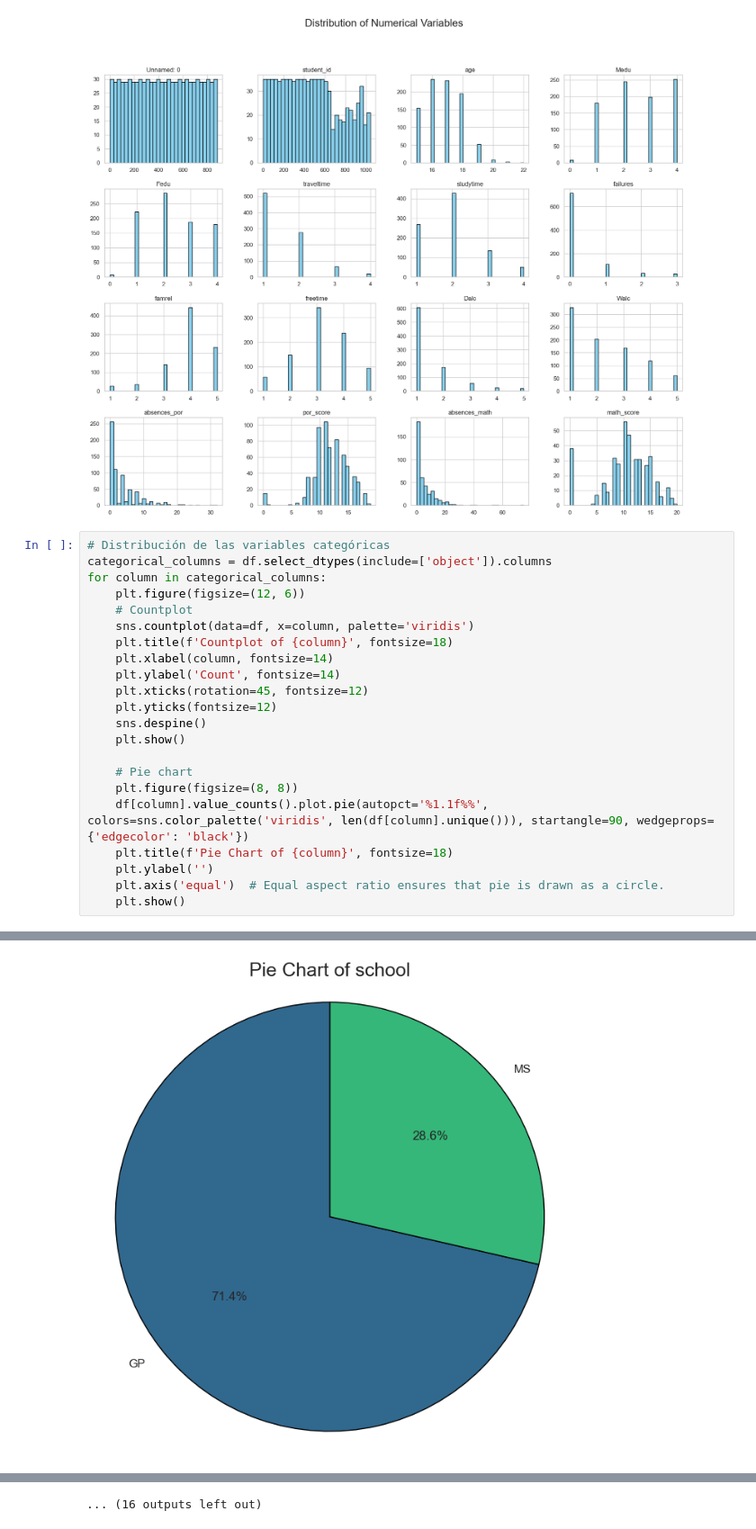
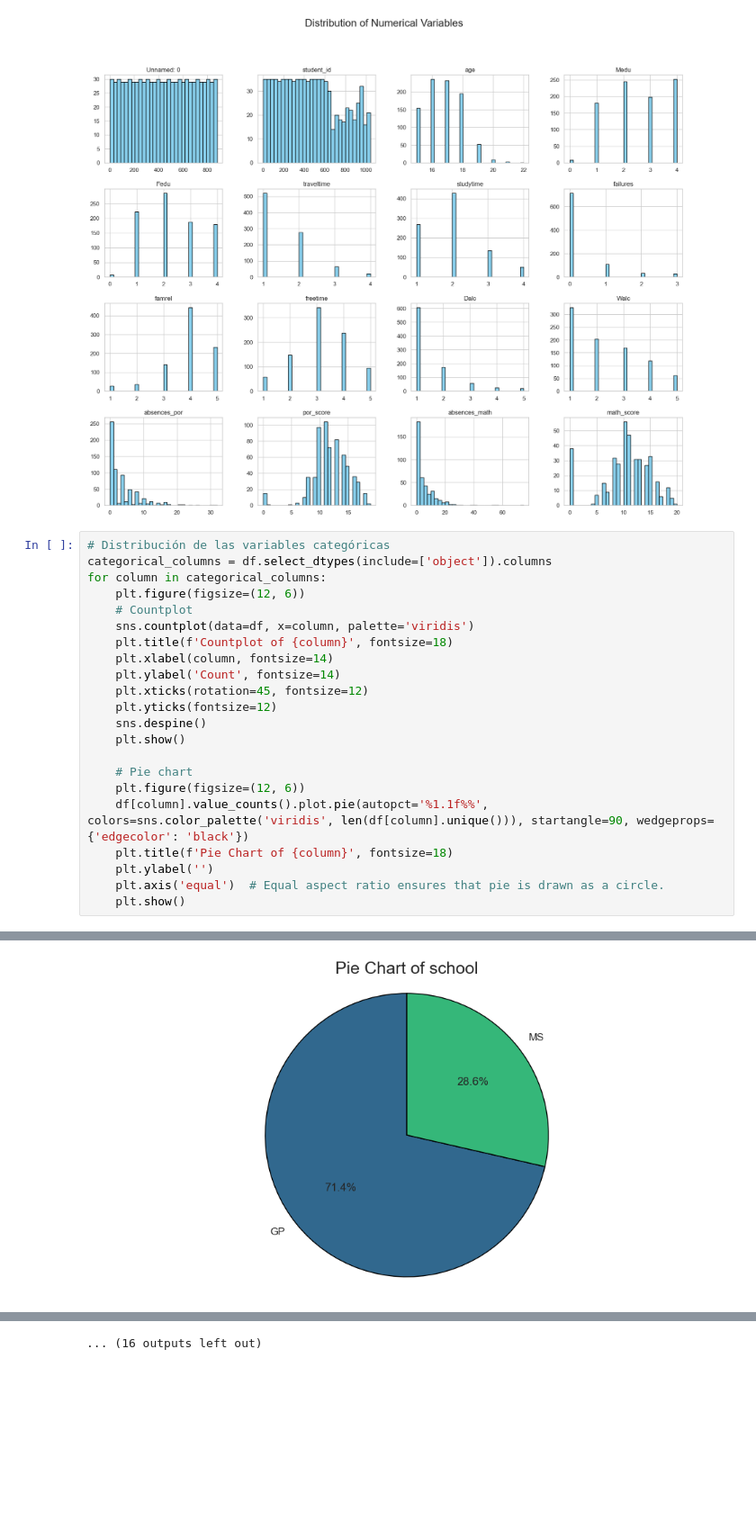
Before and after one commit to datasilvia/Academic_performance_case_study, a Jupyter notebook: EDA/EDA.ipynb, the cells around one changed output, grey strips where cells are left out. Shown at 90% size. Cells and saved outputs as stored; diff of their text form; blank space fills up the shorter version.

```diff
--- a/EDA/EDA.ipynb
+++ b/EDA/EDA.ipynb
@@ -109,26 +109,26 @@ plt.show()
 # %%
 # Distribución de las variables categóricas
 categorical_columns = df.select_dtypes(include=['object']).columns
 for column in categorical_columns:
     plt.figure(figsize=(12, 6))
     # Countplot
     sns.countplot(data=df, x=column, palette='viridis')
     plt.title(f'Countplot of {column}', fontsize=18)
     plt.xlabel(column, fontsize=14)
     plt.ylabel('Count', fontsize=14)
     plt.xticks(rotation=45, fontsize=12)
     plt.yticks(fontsize=12)
     sns.despine()
     plt.show()
 
     # Pie chart
-    plt.figure(figsize=(8, 8))
+    plt.figure(figsize=(12, 6))
     df[column].value_counts().plot.pie(autopct='%1.1f%%', colors=sns.color_palette('viridis', len(df[column].unique())), startangle=90, wedgeprops={'edgecolor': 'black'})
     plt.title(f'Pie Chart of {column}', fontsize=18)
     plt.ylabel('')
     plt.axis('equal')  # Equal aspect ratio ensures that pie is drawn as a circle.
     plt.show()
 # %% [output]
 [figure]
-[figure, old version]
+[figure, new version]
 [figure]
```
Also changed, not shown: parts of 1 cell of this notebook.
